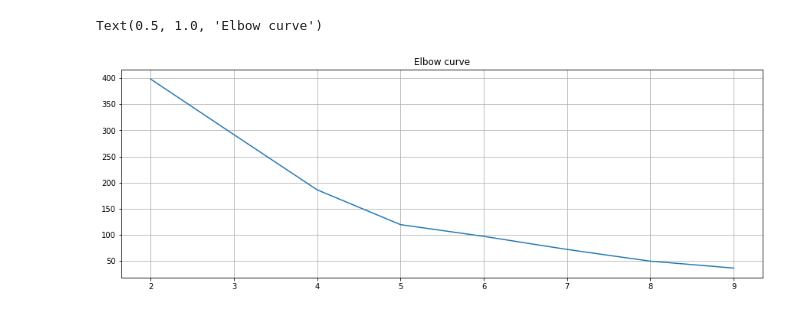
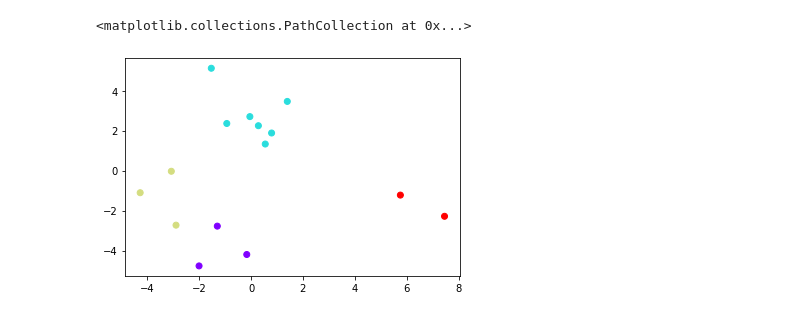
Before and after one commit to tiejunhu/wiz-classif, a Jupyter notebook: doc2vec_kmeans.ipynb, the cells around one changed output. Saved outputs shown, nothing was run; the diff lists cells and outputs as text; code cells hidden in the pictures.

```diff
--- a/doc2vec_kmeans.ipynb
+++ b/doc2vec_kmeans.ipynb
@@ -8,19 +10,20 @@ model = Doc2Vec.load('model1.model')
-# %%
-distorsions = []
-
-x = model.docvecs.doctag_syn0
-
-for k in range(2, 10):
-    kmeans = KMeans(n_clusters=k)
-    kmeans.fit(x)
-    res.append(np.average(np.min(cdist(x, kmeans.cluster_centers_, 'euclidean'), axis=1)))
-    # distorsions.append(kmeans.inertia_)
-
-fig = plt.figure(figsize=(15, 5))
-plt.plot(range(2, 10), distorsions)
-plt.grid(True)
-plt.title('Elbow curve')
-# %% [output]
-Text(0.5, 1.0, 'Elbow curve')
-[figure, removed]
+# %%
+# cluster_model = KMeans(n_clusters=5, init='k-means++', max_iter=100)
+# cluster_model = DBSCAN(min_samples=3, eps=6)
+cluster_model = OPTICS(min_samples=2, xi=0.04)
+
+X = cluster_model.fit(model.docvecs.doctag_syn0)
+labels=cluster_model.labels_.tolist()
+
+
+pca = PCA(n_components=2).fit(model.docvecs.doctag_syn0)
+datapoint = pca.transform(model.docvecs.doctag_syn0)
+
+cs = matplotlib.cm.rainbow(np.linspace(0, 1, 4))
+colors = [cs[i] for i in labels]
+
+plt.scatter(datapoint[:, 0], datapoint[:, 1], c=colors)
+# %% [output]
+<matplotlib.collections.PathCollection at 0x...>
+[figure, added]
 # %%
```
Also changed, not shown: parts of 6 cells of this notebook, 2 other files.
